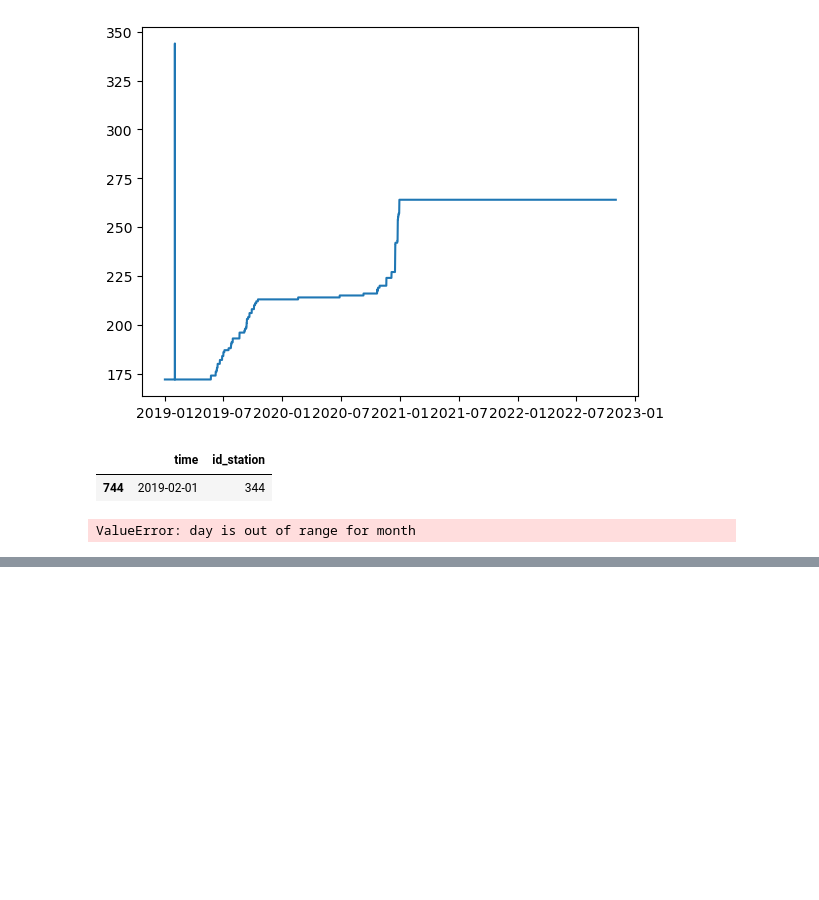
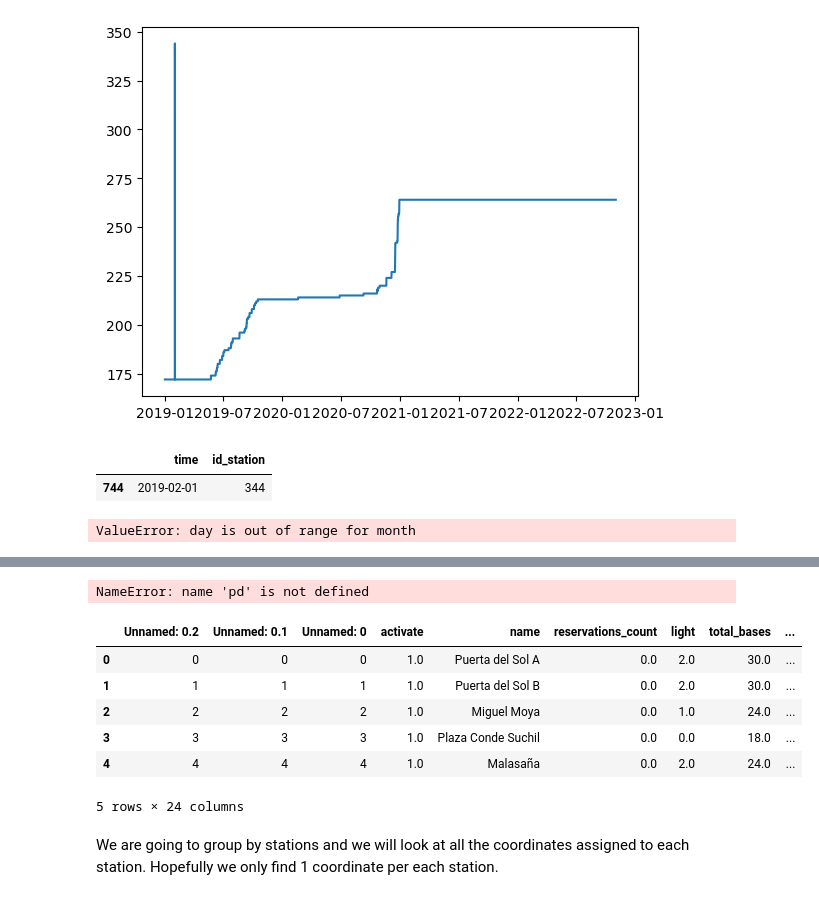
Before and after one commit to javi99/MT_predicting_BSD, a Jupyter notebook: processing/development/Data_Quality_Assessment.ipynb, the cells around one changed output, grey strips where cells are left out. Cells and saved outputs as stored; diff of their text form; code cells hidden in the pictures; blank space fills up the shorter version.

```diff
--- a/processing/development/Data_Quality_Assessment.ipynb
+++ b/processing/development/Data_Quality_Assessment.ipynb
@@ -672,0 +679,16 @@ fig.show()
+# %%
+hist_stations_df = pd.read_csv("../storage/intermediate/station_plugs.csv")
+# %% [output]
+NameError: name 'pd' is not defined
+# %%
+hist_stations_df.head()
+# %% [output]
+|  | Unnamed: 0.2 | Unnamed: 0.1 | Unnamed: 0 | activate | name | reservations_count | light | total_bases | ... |
+| 0 | 0 | 0 | 0 | 1.0 | Puerta del Sol A | 0.0 | 2.0 | 30.0 | ... |
+| 1 | 1 | 1 | 1 | 1.0 | Puerta del Sol B | 0.0 | 2.0 | 30.0 | ... |
+| 2 | 2 | 2 | 2 | 1.0 | Miguel Moya | 0.0 | 1.0 | 24.0 | ... |
+| 3 | 3 | 3 | 3 | 1.0 | Plaza Conde Suchil | 0.0 | 0.0 | 18.0 | ... |
+| 4 | 4 | 4 | 4 | 1.0 | Malasaña | 0.0 | 2.0 | 24.0 | ... |
+5 rows × 24 columns
+# %% [markdown]
+We are going to group by stations and we will look at all the coordinates assigned to each station. Hopefully we only find 1 coordinate per each station.
```
Also changed, not shown: parts of 34 cells of this notebook, 1 other file.
